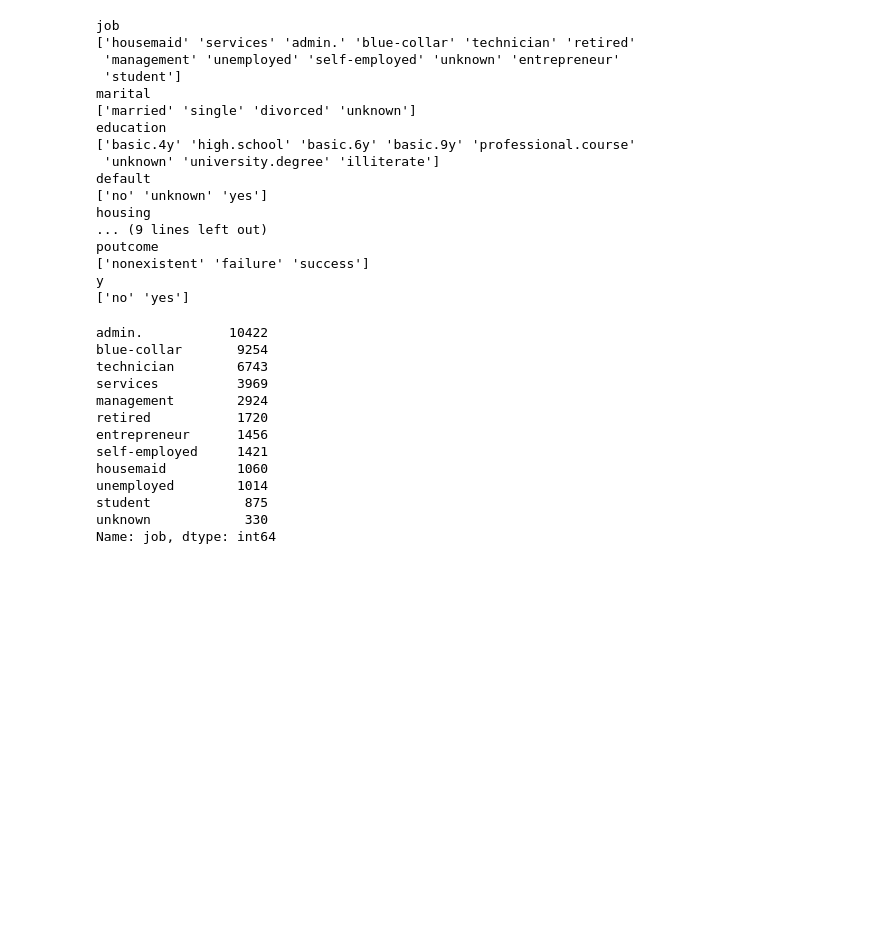
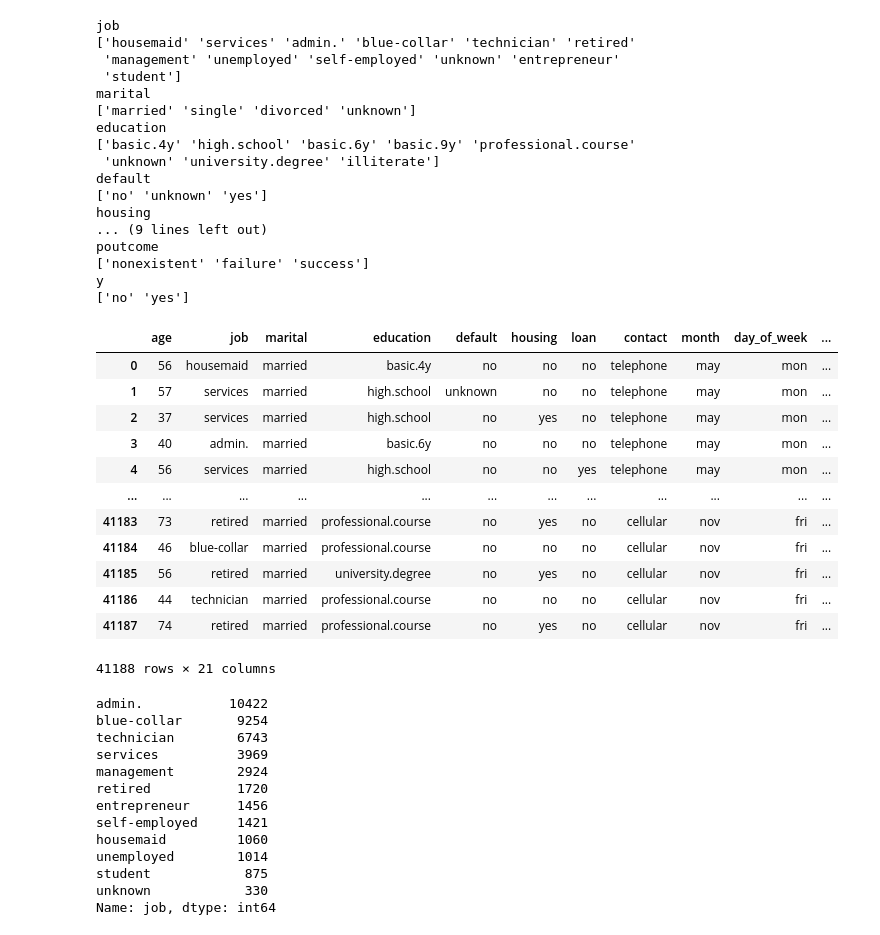
Before and after one commit to deepak-lokande-p/DataMiningProject, a Jupyter notebook: Term_Project.ipynb, the cells around one changed output. Drawn from its saved outputs; the diff is of its cells as text; code cells hidden in the pictures; blank space fills up the shorter version.

```diff
--- a/Term_Project.ipynb
+++ b/Term_Project.ipynb
@@ -137,8 +135,22 @@ poutcome
 y
 ['no' 'yes']
 # %%
-#bank_df = bank_df.rename(columns={'y':'deposit'})
-#bank_df
+bank_df = bank_df.rename(columns={'y':'deposit'})
+bank_df
+# %% [output]
+|  | age | job | marital | education | default | housing | loan | contact | month | day_of_week | ... |
+| 0 | 56 | housemaid | married | basic.4y | no | no | no | telephone | may | mon | ... |
+| 1 | 57 | services | married | high.school | unknown | no | no | telephone | may | mon | ... |
+| 2 | 37 | services | married | high.school | no | yes | no | telephone | may | mon | ... |
+| 3 | 40 | admin. | married | basic.6y | no | no | no | telephone | may | mon | ... |
+| 4 | 56 | services | married | high.school | no | no | yes | telephone | may | mon | ... |
+| ... | ... | ... | ... | ... | ... | ... | ... | ... | ... | ... | ... |
+| 41183 | 73 | retired | married | professional.course | no | yes | no | cellular | nov | fri | ... |
+| 41184 | 46 | blue-collar | married | professional.course | no | no | no | cellular | nov | fri | ... |
+| 41185 | 56 | retired | married | university.degree | no | yes | no | cellular | nov | fri | ... |
+| 41186 | 44 | technician | married | professional.course | no | no | no | cellular | nov | fri | ... |
+| 41187 | 74 | retired | married | professional.course | no | yes | no | cellular | nov | fri | ... |
+41188 rows × 21 columns
 # %%
 bank_df.job.value_counts()
 # %% [output]
```
Also changed, not shown: parts of 18 cells of this notebook.
